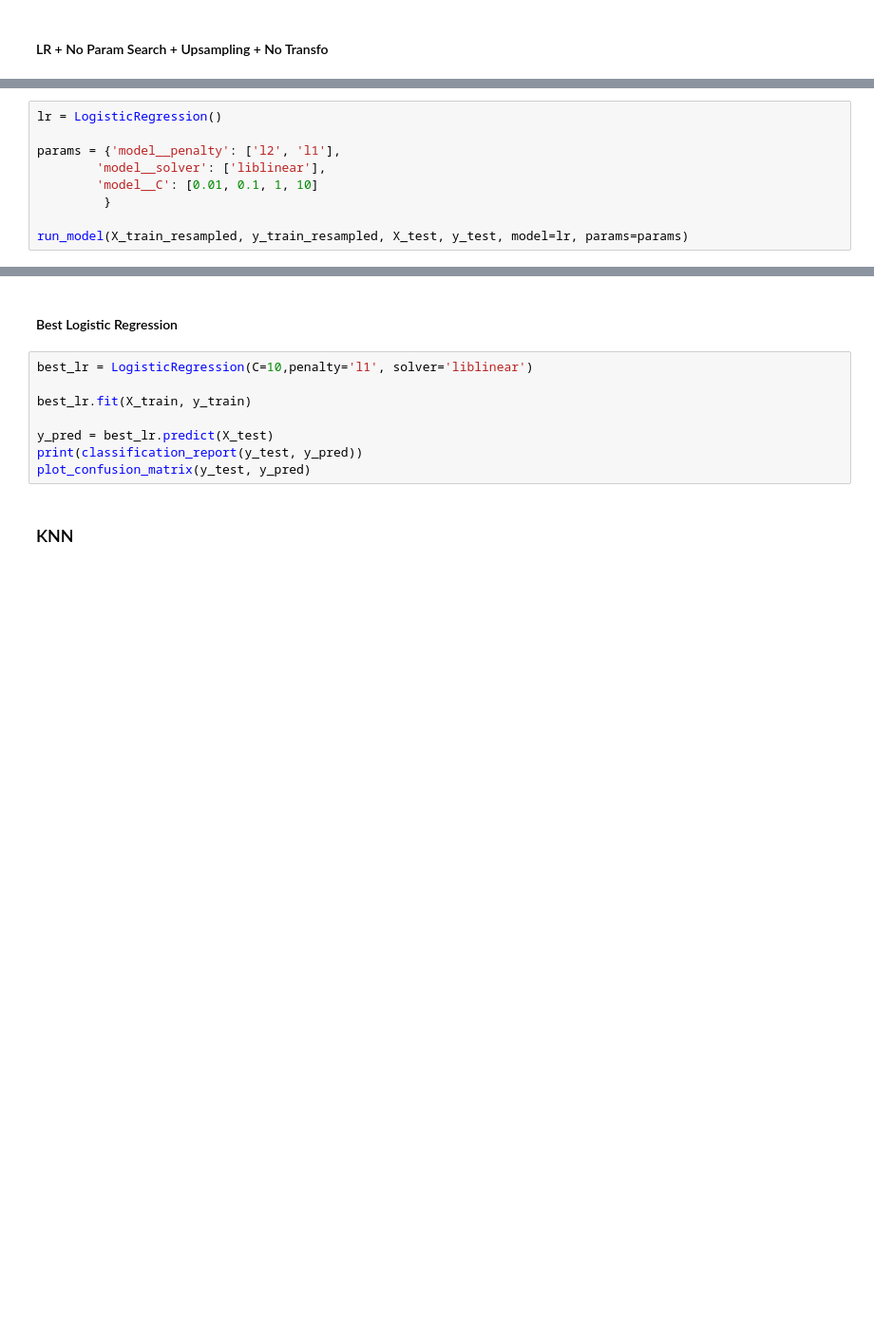
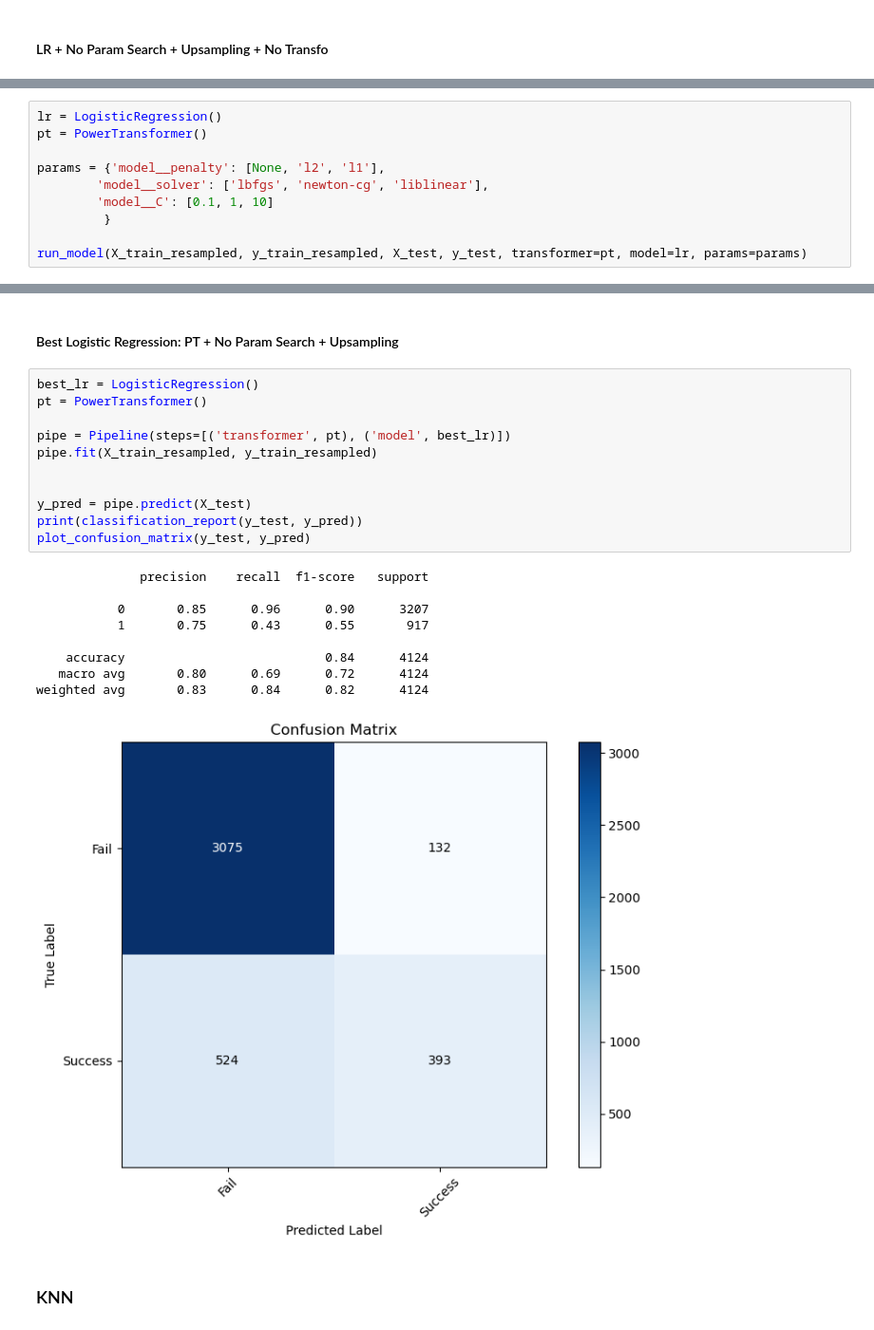
Before and after one commit to JulietteDegoul/FinalProject, a Jupyter notebook: IndiePyGo_Modelling_Streamlined-All_Variables.ipynb, the cells around one changed output, grey strips where cells are left out. Shown at 95% size. Cells and saved outputs as stored; diff of their text form; blank space fills up the shorter version.

```diff
--- a/IndiePyGo_Modelling_Streamlined-All_Variables.ipynb
+++ b/IndiePyGo_Modelling_Streamlined-All_Variables.ipynb
@@ -418,9 +585,10 @@ plot_confusion_matrix(y_test, y_pred)
 # %%
 lr = LogisticRegression()
+pt = PowerTransformer()
 
-params = {'model__penalty': ['l2', 'l1'],
-        'model__solver': ['liblinear'],
-        'model__C': [0.01, 0.1, 1, 10]
+params = {'model__penalty': [None, 'l2', 'l1'],
+        'model__solver': ['lbfgs', 'newton-cg', 'liblinear'],
+        'model__C': [0.1, 1, 10]
          }
 
-run_model(X_train_resampled, y_train_resampled, X_test, y_test, model=lr, params=params)
+run_model(X_train_resampled, y_train_resampled, X_test, y_test, transformer=pt, model=lr, params=params)
@@ -427,12 +630,25 @@ run_model(X_train_resampled, y_train_resampled, X_test, y_test, model=lr, params
 # %% [markdown]
-#### Best Logistic Regression
+#### Best Logistic Regression: PT + No Param Search + Upsampling
 # %%
-best_lr = LogisticRegression(C=10,penalty='l1', solver='liblinear')
+best_lr = LogisticRegression()
+pt = PowerTransformer()
 
-best_lr.fit(X_train, y_train)
+pipe = Pipeline(steps=[('transformer', pt), ('model', best_lr)])
+pipe.fit(X_train_resampled, y_train_resampled)
 
-y_pred = best_lr.predict(X_test)
+
+y_pred = pipe.predict(X_test)
 print(classification_report(y_test, y_pred))
 plot_confusion_matrix(y_test, y_pred)
+# %% [output]
+              precision    recall  f1-score   support
+
+           0       0.85      0.96      0.90      3207
+           1       0.75      0.43      0.55       917
+
+    accuracy                           0.84      4124
+   macro avg       0.80      0.69      0.72      4124
+weighted avg       0.83      0.84      0.82      4124
+[figure, added]
 # %% [markdown]
 ### KNN
```
Also changed, not shown: parts of 43 cells of this notebook.
